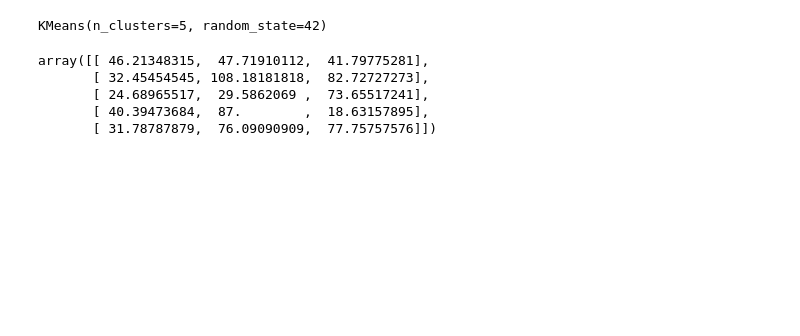
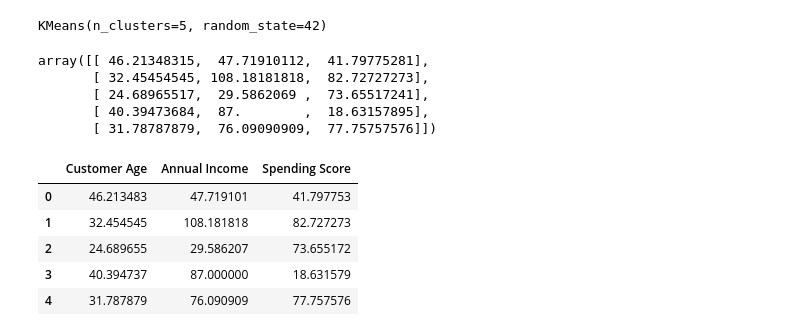
Before and after one commit to Harris-Gacheru/unsupervised-learning-lab, a Jupyter notebook: MLClustering.ipynb, the cells around one changed output. Cells and saved outputs as stored; diff of their text form; code cells hidden in the pictures; blank space fills up the shorter version.

```diff
--- a/MLClustering.ipynb
+++ b/MLClustering.ipynb
@@ -169,3 +147,15 @@ array([[ 46.21348315,  47.71910112,  41.79775281],
        [ 24.68965517,  29.5862069 ,  73.65517241],
        [ 40.39473684,  87.        ,  18.63157895],
        [ 31.78787879,  76.09090909,  77.75757576]])
+# %%
+#  Step 6: Store the centroids in a dataframe
+
+centroids_dataframe = pd.DataFrame(centroids, columns=["Customer Age", "Annual Income", "Spending Score"])
+centroids_dataframe
+# %% [output]
+|  | Customer Age | Annual Income | Spending Score |
+| 0 | 46.213483 | 47.719101 | 41.797753 |
+| 1 | 32.454545 | 108.181818 | 82.727273 |
+| 2 | 24.689655 | 29.586207 | 73.655172 |
+| 3 | 40.394737 | 87.000000 | 18.631579 |
+| 4 | 31.787879 | 76.090909 | 77.757576 |
```
Also changed, not shown: parts of 4 cells of this notebook.
